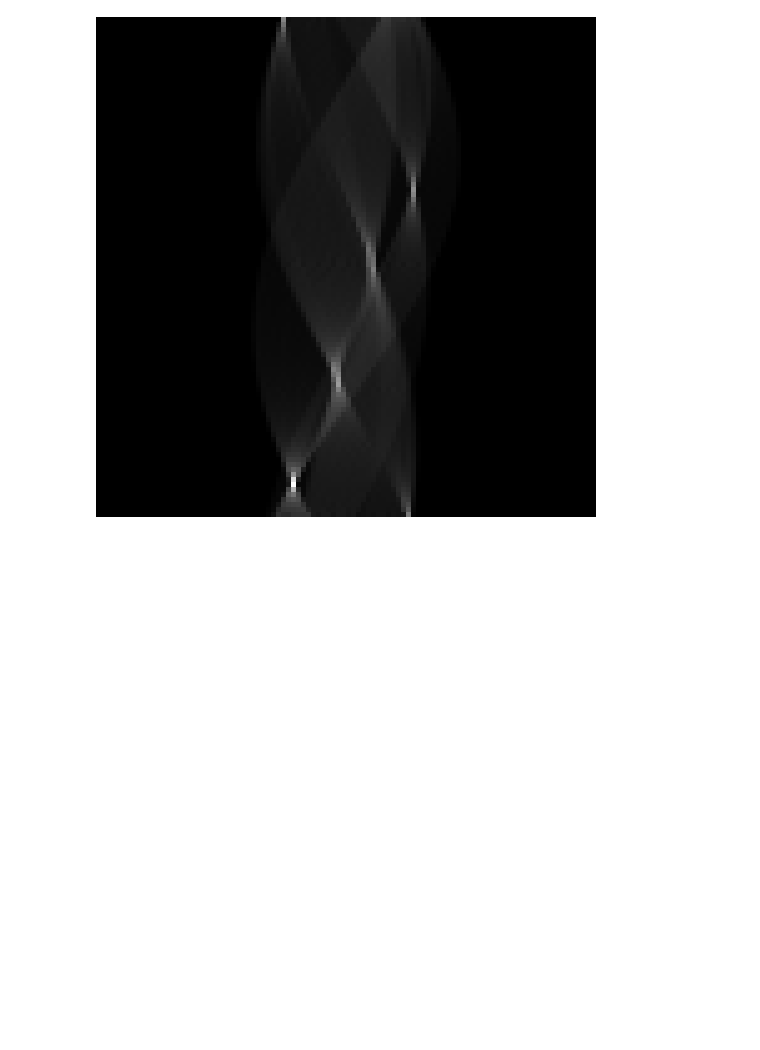
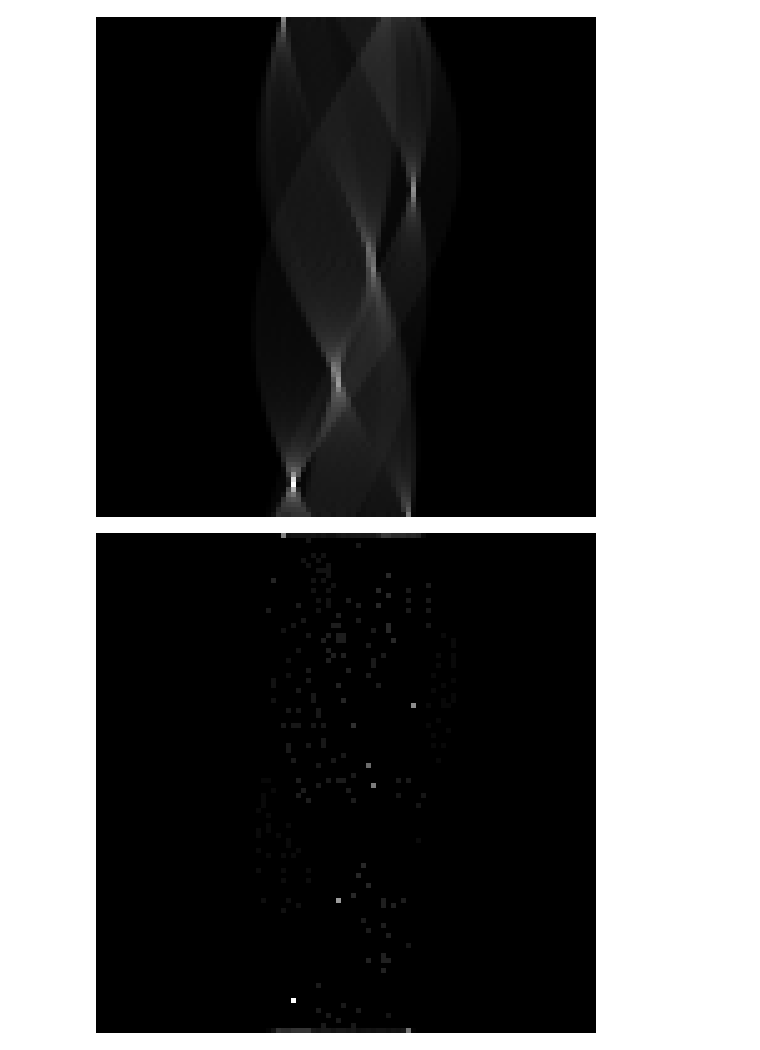
Before and after one commit to tadeohepperle/advanced_bioimage_programming, a Jupyter notebook: image_ops_julia/jl.ipynb, the cells around one changed output. Cells and saved outputs as stored; diff of their text form; code cells hidden in the pictures; blank space fills up the shorter version.

```diff
--- a/image_ops_julia/jl.ipynb
+++ b/image_ops_julia/jl.ipynb
@@ -106,6 +124,11 @@ acc_matrix = hugh_transform_accumulator_matrix(img, (100,100))
 imresize(Gray.(acc_matrix), (500, 500), method=Interpolations.Constant())
 # %% [output]
 [figure]
+# %%
+acc_matrix = non_maximum_suppression(acc_matrix)
+imresize(Gray.(acc_matrix), (500, 500), method=Interpolations.Constant())
+# %% [output]
+[figure, added]
 # %%
 top_k_line_params = top_k_line_params_from_acc_matrix(acc_matrix, 5, size(sobel_img))
 plot_img_and_linear_functions(img, top_k_line_params)
```
Also changed, not shown: parts of 9 cells of this notebook, 1 other file.
